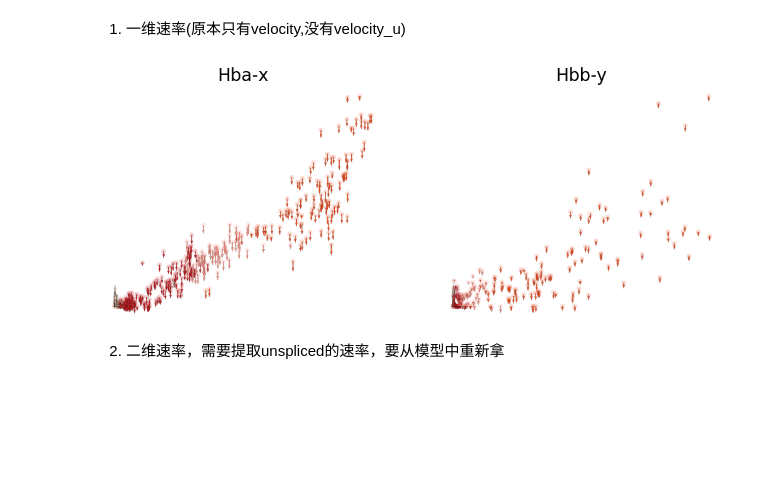
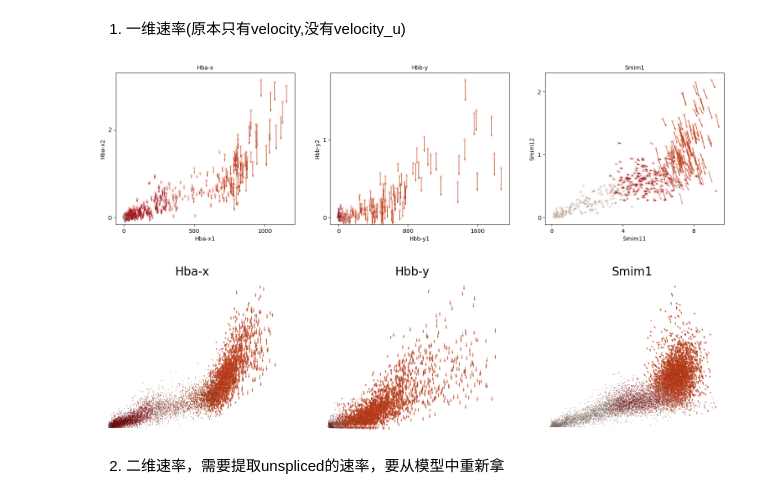
Before and after one commit to HuangDDU/velovgi_workstation, a Jupyter notebook: notebook/local_pc/23_04_25_07_erythroid_lineage_下游分析3_转录爆发基因的单个速率基因查看.ipynb, the cells around one changed output. Saved outputs shown, nothing was run; the diff lists cells and outputs as text; code cells hidden in the pictures; blank space fills up the shorter version.

```diff
--- a/notebook/local_pc/23_04_25_07_erythroid_lineage_下游分析3_转录爆发基因的单个速率基因查看.ipynb
+++ b/notebook/local_pc/23_04_25_07_erythroid_lineage_下游分析3_转录爆发基因的单个速率基因查看.ipynb
@@ -11,7 +14,8 @@ import velovgi
 ## 1. 读取结果
 # %%
 # adata_dir = "tmp/erythroid_lineage/adata"
-adata_dir = "tmp/erythroid_lineage2/adata"
+# adata_dir = "tmp/erythroid_lineage2/adata"
+adata_dir = "tmp/erythroid_lineage_cluster/adata"
 adata = velovgi.tl.read_adata(adata_dir)
 batch_key = "stage"
 cluster_key = "celltype"
@@ -49,26 +56,37 @@ INFO     File tmp/erythroid_lineage2/model/model.pt already downloaded
 # %% [markdown]
 ## 2. 单个基因的速率图(这里moment出问题,导致算出的adata.layer中的spliced和unspliced不能直接用)
 # %%
-# gene_list = ["Hba-x", "Hbb-y", "Smlm1"]
-# for gene in gene_list:
-#     if gene not in list(adata.var.index):
-#         print(gene)
+gene_list = ["Hba-x", "Hbb-y", "Smim1"]
+for gene in gene_list:
+    if gene not in list(adata.var.index):
+        print(gene)
 # 此处MRURK基因Smlm1暂时不存在，应该是过滤高变基因的时候过滤掉了，无伤大雅，整体数据集不抽样的话应该就过滤不掉了。
 
-gene_list = ["Hba-x", "Hbb-y"]
+# gene_list = ["Hba-x", "Hbb-y"]
 # %%
-if type(adata.layers["velocity_u"]) != adata.layers["velocity"]:
-    adata.layers["velocity_u"] = adata.layers["velocity_u"].A
+adata.layers["velocity_u"] = adata.layers["velocity_u"].A
+adata.layers["velocity_u"] = adata.layers["velocity_u"].A
 # %% [markdown]
 1. 一维速率(原本只有velocity,没有velocity_u)
+# %%
+# 先抽取部分细胞展示
+adata2 = adata.copy()
+sc.pp.subsample(adata2, n_obs=500)
+
+# kwargs = dict(frameon=False, fontsize=20)
+
+# TODO: 需要展现一下二维速率图
+scv.pl.velocity_embedding(adata2, basis=gene_list, color=cluster_key)
+# %% [output]
+[figure, added]
 # %%
-kwargs = dict(frameon=False, fontsize=20)
+kwargs = dict(arrow_length=100, frameon=False, fontsize=20)
 
 # TODO: 需要展现一下二维速率图
 scv.pl.velocity_embedding(adata, basis=gene_list, color=cluster_key, **kwargs)
 # scv.pl.velocity_embedding(subsample_adata, basis=gene_list, color=cluster_key, **kwargs)
 # %% [output]
-[figure, old version]
+[figure, new version]
 # %% [markdown]
 2. 二维速率，需要提取unspliced的速率，要从模型中重新拿
 # %%
```
Also changed, not shown: parts of 15 cells of this notebook, 10 other files.
